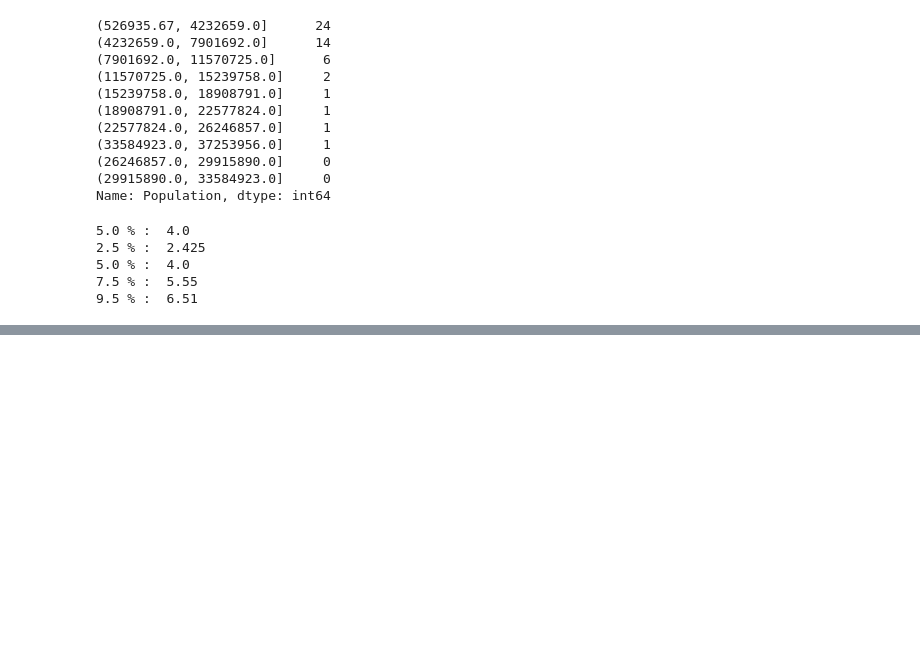
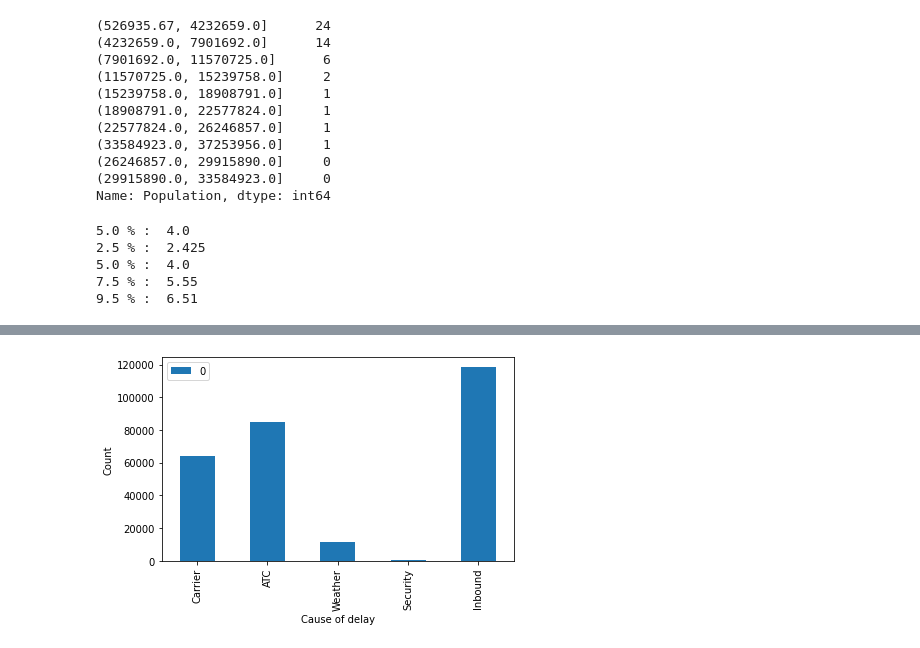
Before and after one commit to sashaTen/exploretary_data_analysis_in_marketing, a Jupyter notebook: Untitled0.ipynb, the cells around one changed output, grey strips where cells are left out. Saved outputs shown, nothing was run; the diff lists cells and outputs as text; code cells hidden in the pictures; blank space fills up the shorter version.

```diff
--- a/Untitled0.ipynb
+++ b/Untitled0.ipynb
@@ -98,0 +140,11 @@ plt.show()
+# %%
+dfw = pd.read_csv("https://raw.githubusercontent.com/gedeck/practical-statistics-for-data-scientists/master/data/dfw_airline.csv")
+ax = dfw.transpose().plot.bar()
+ax.set_xlabel('Cause of delay')
+ax.set_ylabel('Count')
+
+plt.tight_layout()
+plt.show()
+# vertical   are  values shared by  categories  and  horizontal  are   categories
+# %% [output]
+[figure, added]
```
Also changed, not shown: parts of 5 cells of this notebook.
